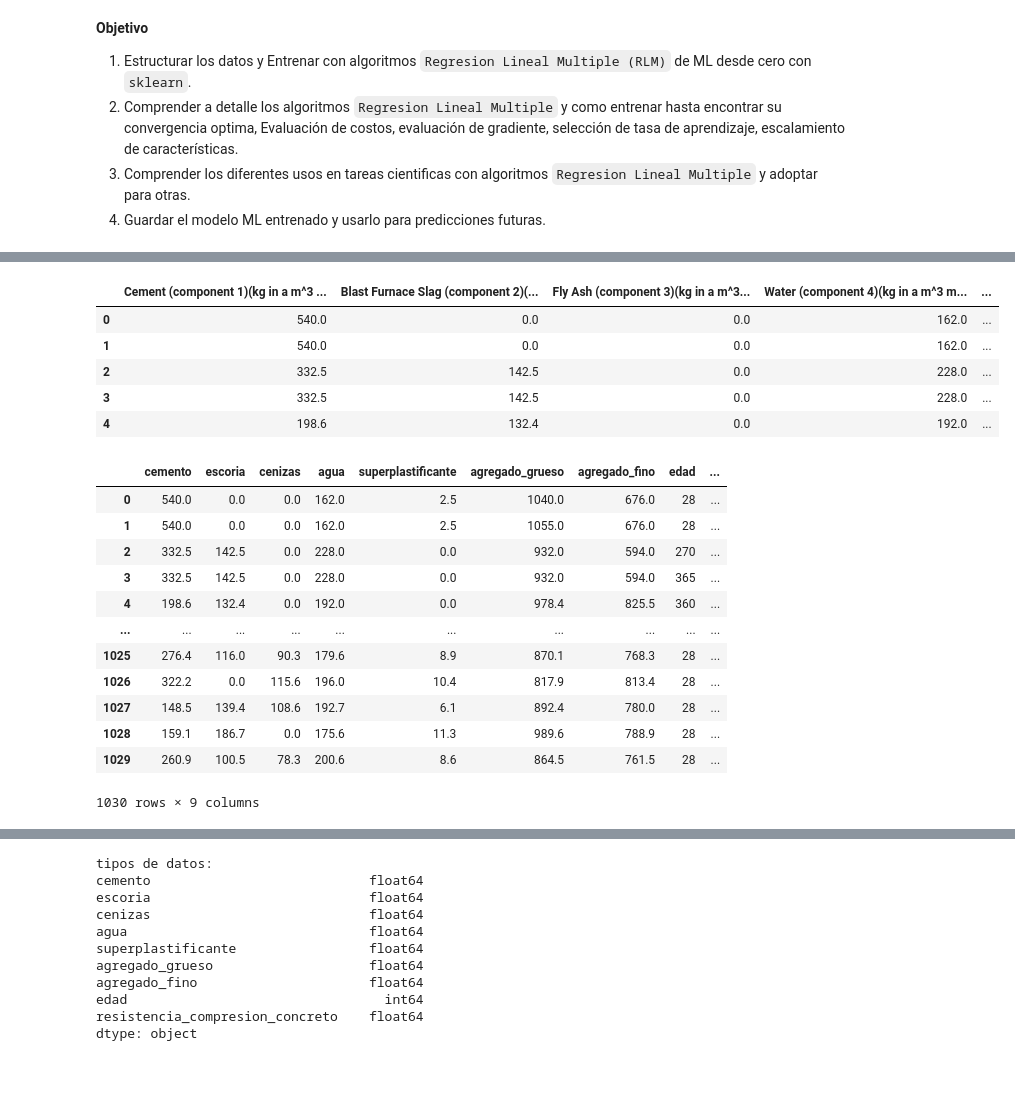
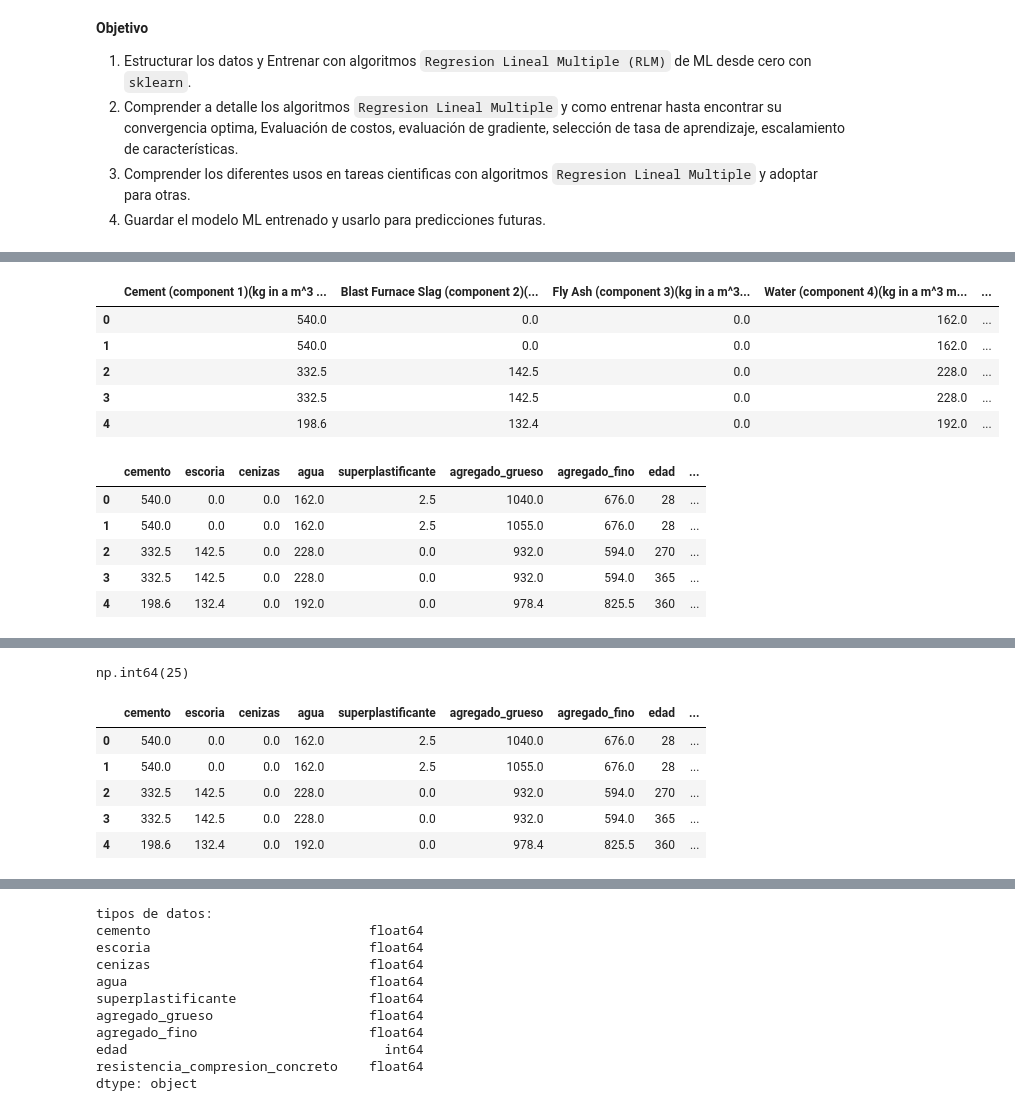
Before and after one commit to fjmucho/iAx, a Jupyter notebook: ML-e02 Red-Neuronal - Resistencia a la compresion de hormigon.ipynb, the cells around one changed output, grey strips where cells are left out. Drawn from its saved outputs; the diff is of its cells as text; code cells hidden in the pictures; blank space fills up the shorter version.

```diff
--- a/ML-e02 Red-Neuronal - Resistencia a la compresion de hormigon.ipynb
+++ b/ML-e02 Red-Neuronal - Resistencia a la compresion de hormigon.ipynb
@@ -63,45 +78,52 @@ plt.rcParams['font.size'] = 10
 <h3> 1. <svg xmlns="http://www.w3.org/2000/svg" width="20" height="20" fill="currentColor" class="bi bi-cloud-arrow-up-fill" viewBox="0 0 16 16">
   <path d="M8 2a5.53 5.53 0 0 0-3.594 1.342c-.766.66-1.321 1.52-1.464 2.383C1.266 6.095 0 7.555 0 9.318 0 11.366 1.708 13 3.781 13h8.906C14.502 13 16 11.57 16 9.773c0-1.636-1.242-2.969-2.834-3.194C12.923 3.999 10.69 2 8 2m2.354 5.146a.5.5 0 0 1-.708.708L8.5 6.707V10.5a.5.5 0 0 1-1 0V6.707L6.354 7.854a.5.5 0 1 1-.708-.708l2-2a.5.5 0 0 1 .708 0z"/>
 </svg> Carga y preparacion de datos (data) </h3>
+# %%
+concrete_data = pd.read_csv('data/Concrete_Data.csv', sep=';')
+display( concrete_data.head(5) )
+# %% [output]
+|  | Cement (component 1)(kg in a m^3 ... | Blast Furnace Slag (component 2)(... | Fly Ash (component 3)(kg in a m^3... | Water (component 4)(kg in a m^3 m... | ... |
+| 0 | 540.0 | 0.0 | 0.0 | 162.0 | ... |
+| 1 | 540.0 | 0.0 | 0.0 | 162.0 | ... |
+| 2 | 332.5 | 142.5 | 0.0 | 228.0 | ... |
+| 3 | 332.5 | 142.5 | 0.0 | 228.0 | ... |
+| 4 | 198.6 | 132.4 | 0.0 | 192.0 | ... |
 # %%
-data = pd.read_csv('data/Concrete_Data.csv', sep=';')
-display( data.head(5) )
-
-data = data.rename(columns={
+concrete_data = concrete_data.rename(columns={
     'Cement (component 1)(kg in a m^3 mixture)': 'cemento',
     'Blast Furnace Slag (component 2)(kg in a m^3 mixture)': 'escoria',
     'Fly Ash (component 3)(kg in a m^3 mixture)': 'cenizas',
     'Water  (component 4)(kg in a m^3 mixture)': 'agua',
     'Superplasticizer (component 5)(kg in a m^3 mixture)': 'superplastificante',
     'Coarse Aggregate  (component 6)(kg in a m^3 mixture)': 'agregado_grueso',
     'Fine Aggregate (component 7)(kg in a m^3 mixture)': 'agregado_fino',
     'Age (day)': 'edad',
     'Concrete compressive strength(MPa, megapascals) ': 'resistencia_compresion_concreto',
     })
-# data = data.drop(columns=['N° Radiografía', 'Sexo'], axis=1)
-display( data )
+# concrete_data = concrete_data.drop(columns=['N° Radiografía', 'Sexo'], axis=1)
+display( concrete_data.head() )
 # %% [output]
-|  | Cement (component 1)(kg in a m^3 ... | Blast Furnace Slag (component 2)(... | Fly Ash (component 3)(kg in a m^3... | Water (component 4)(kg in a m^3 m... | ... |
-| 0 | 540.0 | 0.0 | 0.0 | 162.0 | ... |
-| 1 | 540.0 | 0.0 | 0.0 | 162.0 | ... |
-| 2 | 332.5 | 142.5 | 0.0 | 228.0 | ... |
-| 3 | 332.5 | 142.5 | 0.0 | 228.0 | ... |
-| 4 | 198.6 | 132.4 | 0.0 | 192.0 | ... |
+|  | cemento | escoria | cenizas | agua | superplastificante | agregado_grueso | agregado_fino | edad | ... |
+| 0 | 540.0 | 0.0 | 0.0 | 162.0 | 2.5 | 1040.0 | 676.0 | 28 | ... |
+| 1 | 540.0 | 0.0 | 0.0 | 162.0 | 2.5 | 1055.0 | 676.0 | 28 | ... |
+| 2 | 332.5 | 142.5 | 0.0 | 228.0 | 0.0 | 932.0 | 594.0 | 270 | ... |
+| 3 | 332.5 | 142.5 | 0.0 | 228.0 | 0.0 | 932.0 | 594.0 | 365 | ... |
+| 4 | 198.6 | 132.4 | 0.0 | 192.0 | 0.0 | 978.4 | 825.5 | 360 | ... |
-|  | cemento | escoria | cenizas | agua | superplastificante | agregado_grueso | agregado_fino | edad | ... |
-| 0 | 540.0 | 0.0 | 0.0 | 162.0 | 2.5 | 1040.0 | 676.0 | 28 | ... |
-| 1 | 540.0 | 0.0 | 0.0 | 162.0 | 2.5 | 1055.0 | 676.0 | 28 | ... |
-| 2 | 332.5 | 142.5 | 0.0 | 228.0 | 0.0 | 932.0 | 594.0 | 270 | ... |
-| 3 | 332.5 | 142.5 | 0.0 | 228.0 | 0.0 | 932.0 | 594.0 | 365 | ... |
-| 4 | 198.6 | 132.4 | 0.0 | 192.0 | 0.0 | 978.4 | 825.5 | 360 | ... |
-| ... | ... | ... | ... | ... | ... | ... | ... | ... | ... |
-| 1025 | 276.4 | 116.0 | 90.3 | 179.6 | 8.9 | 870.1 | 768.3 | 28 | ... |
-| 1026 | 322.2 | 0.0 | 115.6 | 196.0 | 10.4 | 817.9 | 813.4 | 28 | ... |
-| 1027 | 148.5 | 139.4 | 108.6 | 192.7 | 6.1 | 892.4 | 780.0 | 28 | ... |
-| 1028 | 159.1 | 186.7 | 0.0 | 175.6 | 11.3 | 989.6 | 788.9 | 28 | ... |
-| 1029 | 260.9 | 100.5 | 78.3 | 200.6 | 8.6 | 864.5 | 761.5 | 28 | ... |
-1030 rows × 9 columns
 # %% [markdown]
 <h3> <svg xmlns="http://www.w3.org/2000/svg" width="20" height="20" fill="currentColor" class="bi bi-calculator" viewBox="0 0 16 16">
   <path d="M12 1a1 1 0 0 1 1 1v12a1 1 0 0 1-1 1H4a1 1 0 0 1-1-1V2a1 1 0 0 1 1-1zM4 0a2 2 0 0 0-2 2v12a2 2 0 0 0 2 2h8a2 2 0 0 0 2-2V2a2 2 0 0 0-2-2z"/>
   <path d="M4 2.5a.5.5 0 0 1 .5-.5h7a.5.5 0 0 1 .5.5v2a.5.5 0 0 1-.5.5h-7a.5.5 0 0 1-.5-.5zm0 4a.5.5 0 0 1 .5-.5h1a.5.5 0 0 1 .5.5v1a.5.5 0 0 1-.5.5h-1a.5.5 0 0 1-.5-.5zm0 3a.5.5 0 0 1 .5-.5h1a.5.5 0 0 1 .5.5v1a.5.5 0 0 1-.5.5h-1a.5.5 0 0 1-.5-.5zm0 3a.5.5 0 0 1 .5-.5h1a.5.5 0 0 1 .5.5v1a.5.5 0 0 1-.5.5h-1a.5.5 0 0 1-.5-.5zm3-6a.5.5 0 0 1 .5-.5h1a.5.5 0 0 1 .5.5v1a.5.5 0 0 1-.5.5h-1a.5.5 0 0 1-.5-.5zm0 3a.5.5 0 0 1 .5-.5h1a.5.5 0 0 1 .5.5v1a.5.5 0 0 1-.5.5h-1a.5.5 0 0 1-.5-.5zm0 3a.5.5 0 0 1 .5-.5h1a.5.5 0 0 1 .5.5v1a.5.5 0 0 1-.5.5h-1a.5.5 0 0 1-.5-.5zm3-6a.5.5 0 0 1 .5-.5h1a.5.5 0 0 1 .5.5v1a.5.5 0 0 1-.5.5h-1a.5.5 0 0 1-.5-.5zm0 3a.5.5 0 0 1 .5-.5h1a.5.5 0 0 1 .5.5v4a.5.5 0 0 1-.5.5h-1a.5.5 0 0 1-.5-.5z"/>
 </svg> 2. Pre-Calculos de la data </h3>
+# %%
+concrete_data.duplicated().sum()
+# %% [output]
+np.int64(25)
+# %%
+concrete_data.drop_duplicates().head()
+# %% [output]
+|  | cemento | escoria | cenizas | agua | superplastificante | agregado_grueso | agregado_fino | edad | ... |
+| 0 | 540.0 | 0.0 | 0.0 | 162.0 | 2.5 | 1040.0 | 676.0 | 28 | ... |
+| 1 | 540.0 | 0.0 | 0.0 | 162.0 | 2.5 | 1055.0 | 676.0 | 28 | ... |
+| 2 | 332.5 | 142.5 | 0.0 | 228.0 | 0.0 | 932.0 | 594.0 | 270 | ... |
+| 3 | 332.5 | 142.5 | 0.0 | 228.0 | 0.0 | 932.0 | 594.0 | 365 | ... |
+| 4 | 198.6 | 132.4 | 0.0 | 192.0 | 0.0 | 978.4 | 825.5 | 360 | ... |
```
Also changed, not shown: parts of 34 cells of this notebook, 2 other files.
